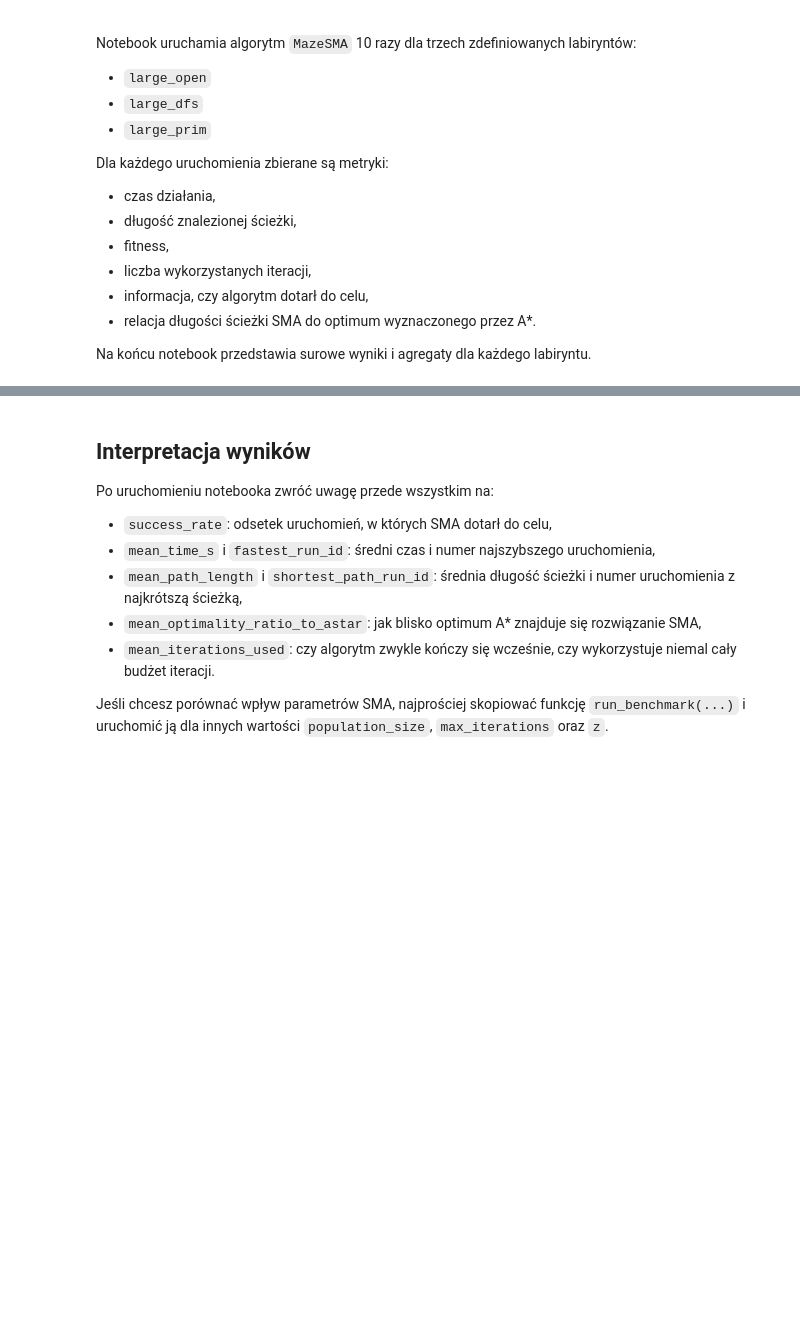
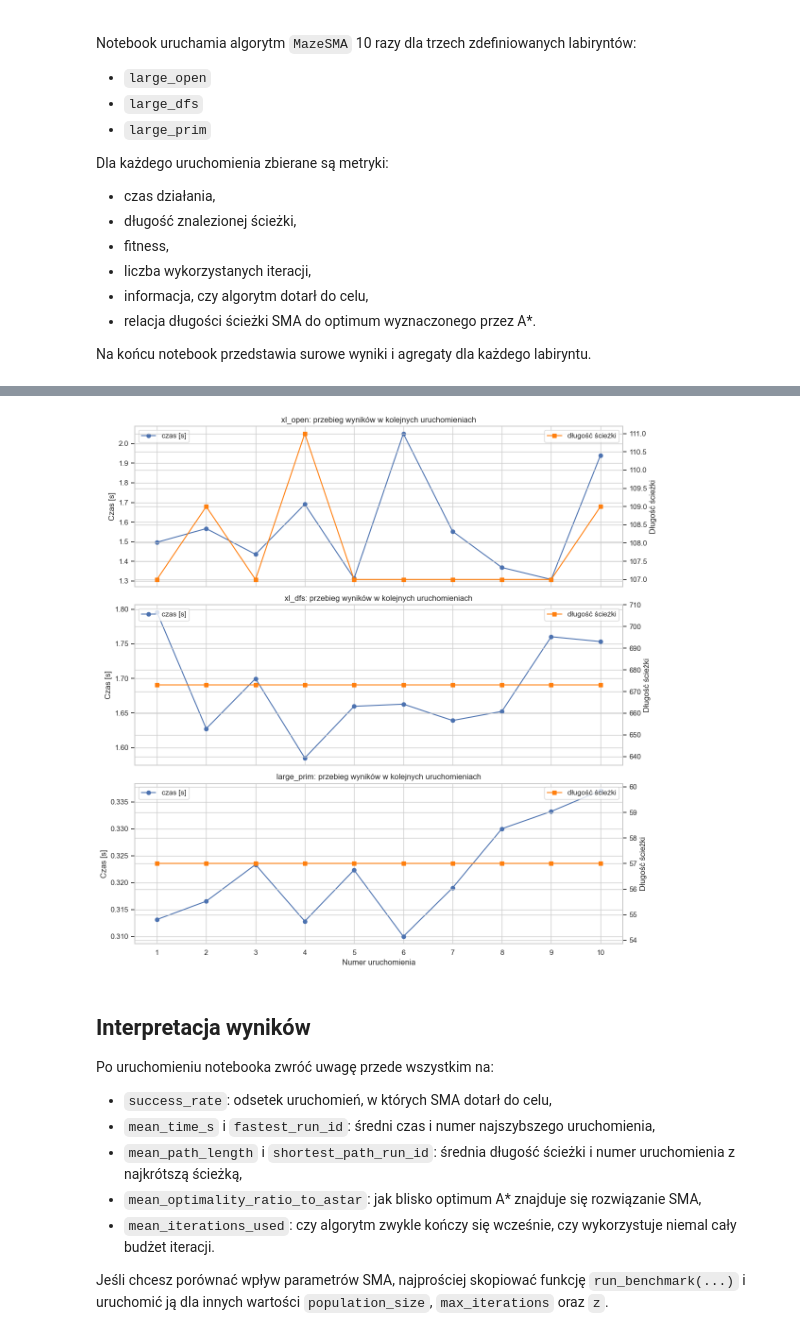
Before and after one commit to Pktu951/glebokie_uczenie_projekt1, a Jupyter notebook: maze_generated/experiments.ipynb, the cells around one changed output, grey strips where cells are left out. Saved outputs shown, nothing was run; the diff lists cells and outputs as text; code cells hidden in the pictures; blank space fills up the shorter version.

```diff
--- a/maze_generated/experiments.ipynb
+++ b/maze_generated/experiments.ipynb
@@ -32,7 +32,7 @@ pd.set_option('display.max_columns', None)
 pd.set_option('display.float_format', lambda x: f'{x:.4f}')
 sns.set_theme(style='whitegrid')
 # %%
-PRESETS_TO_TEST = ['large_open', 'large_dfs', 'large_prim']
+PRESETS_TO_TEST = ['xl_open', 'xl_dfs', 'large_prim']
 RUNS_PER_MAZE = 10
 BASE_SEED = 20260327
 
@@ -175,23 +255,27 @@ plt.show()
 # %%
 fig, axes = plt.subplots(len(PRESETS_TO_TEST), 1, figsize=(12, 4 * len(PRESETS_TO_TEST)), sharex=True)
 
 if len(PRESETS_TO_TEST) == 1:
     axes = [axes]
 
 for ax, preset_key in zip(axes, PRESETS_TO_TEST):
     subset = results_df[results_df['preset_key'] == preset_key].sort_values('run_id')
     ax.plot(subset['run_id'], subset['execution_time_s'], marker='o', label='czas [s]')
     ax2 = ax.twinx()
     ax2.plot(subset['run_id'], subset['path_length'], marker='s', color='tab:orange', label='długość ścieżki')
 
     ax.set_title(f'{preset_key}: przebieg wyników w kolejnych uruchomieniach')
     ax.set_ylabel('Czas [s]')
     ax2.set_ylabel('Długość ścieżki')
     ax.set_xticks(subset['run_id'])
+    ax.legend(loc='upper left')
+    ax2.legend(loc='upper right')
 
 axes[-1].set_xlabel('Numer uruchomienia')
 plt.tight_layout()
 plt.show()
+# %% [output]
+[figure, added]
 # %% [markdown]
 ## Interpretacja wyników
 
```
Also changed, not shown: parts of 5 cells of this notebook.
